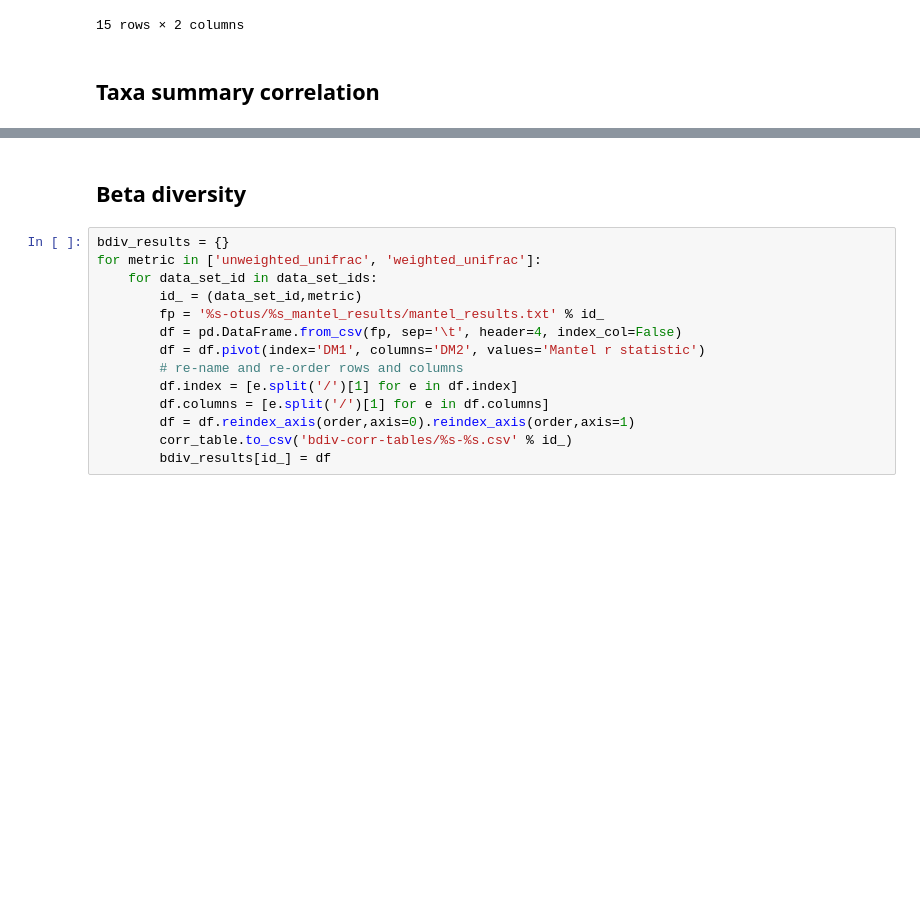
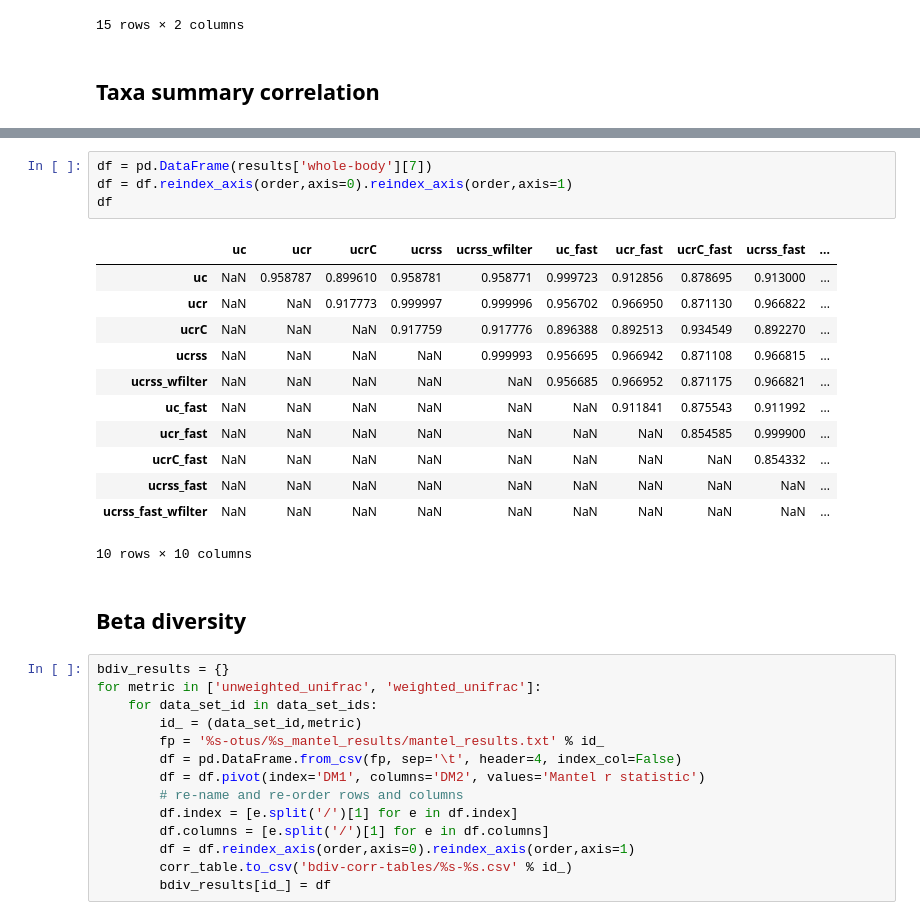
Before and after one commit to caporaso-lab/cloaked-octo-ninja, a Jupyter notebook: analyses.ipynb, the cells around one changed output, grey strips where cells are left out. Cells and saved outputs as stored; diff of their text form; blank space fills up the shorter version.

```diff
--- a/analyses.ipynb
+++ b/analyses.ipynb
@@ -231,3 +237,20 @@ for data_set_id in data_set_ids:
+# %%
+df = pd.DataFrame(results['whole-body'][7])
+df = df.reindex_axis(order,axis=0).reindex_axis(order,axis=1)
+df
+# %% [output]
+|  | uc | ucr | ucrC | ucrss | ucrss_wfilter | uc_fast | ucr_fast | ucrC_fast | ucrss_fast | ... |
+| uc | NaN | 0.958787 | 0.899610 | 0.958781 | 0.958771 | 0.999723 | 0.912856 | 0.878695 | 0.913000 | ... |
+| ucr | NaN | NaN | 0.917773 | 0.999997 | 0.999996 | 0.956702 | 0.966950 | 0.871130 | 0.966822 | ... |
+| ucrC | NaN | NaN | NaN | 0.917759 | 0.917776 | 0.896388 | 0.892513 | 0.934549 | 0.892270 | ... |
+| ucrss | NaN | NaN | NaN | NaN | 0.999993 | 0.956695 | 0.966942 | 0.871108 | 0.966815 | ... |
+| ucrss_wfilter | NaN | NaN | NaN | NaN | NaN | 0.956685 | 0.966952 | 0.871175 | 0.966821 | ... |
+| uc_fast | NaN | NaN | NaN | NaN | NaN | NaN | 0.911841 | 0.875543 | 0.911992 | ... |
+| ucr_fast | NaN | NaN | NaN | NaN | NaN | NaN | NaN | 0.854585 | 0.999900 | ... |
+| ucrC_fast | NaN | NaN | NaN | NaN | NaN | NaN | NaN | NaN | 0.854332 | ... |
+| ucrss_fast | NaN | NaN | NaN | NaN | NaN | NaN | NaN | NaN | NaN | ... |
+| ucrss_fast_wfilter | NaN | NaN | NaN | NaN | NaN | NaN | NaN | NaN | NaN | ... |
+10 rows × 10 columns
 # %% [markdown]
 ## Beta diversity
 # %%
```
Also changed, not shown: parts of 6 cells of this notebook.
